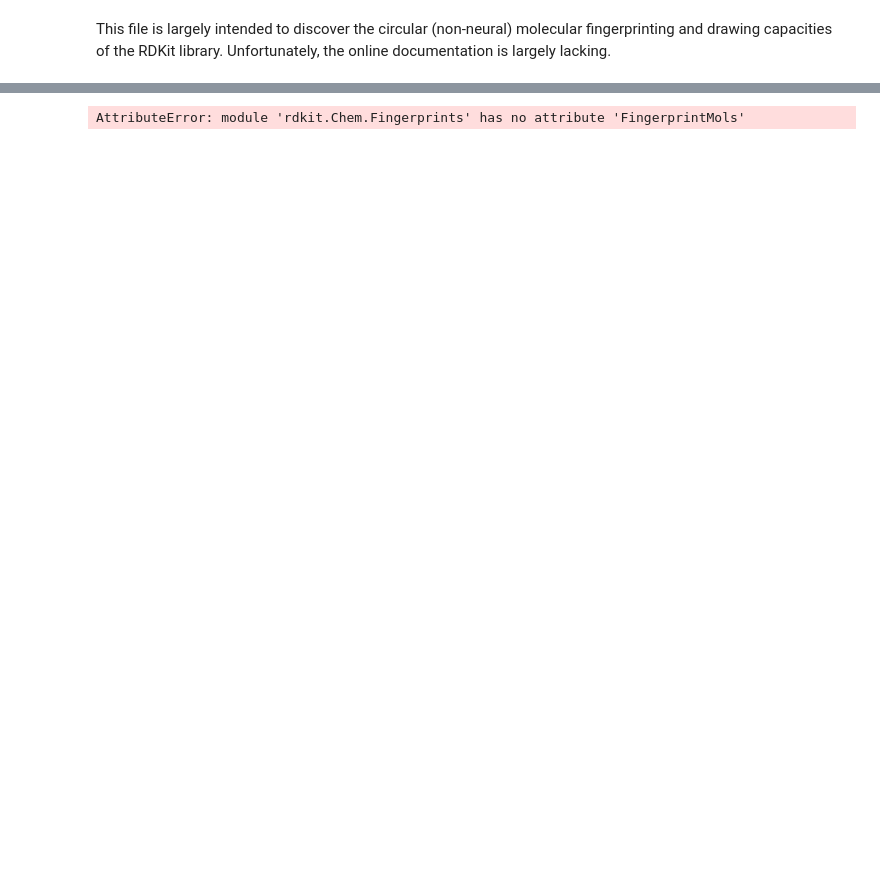
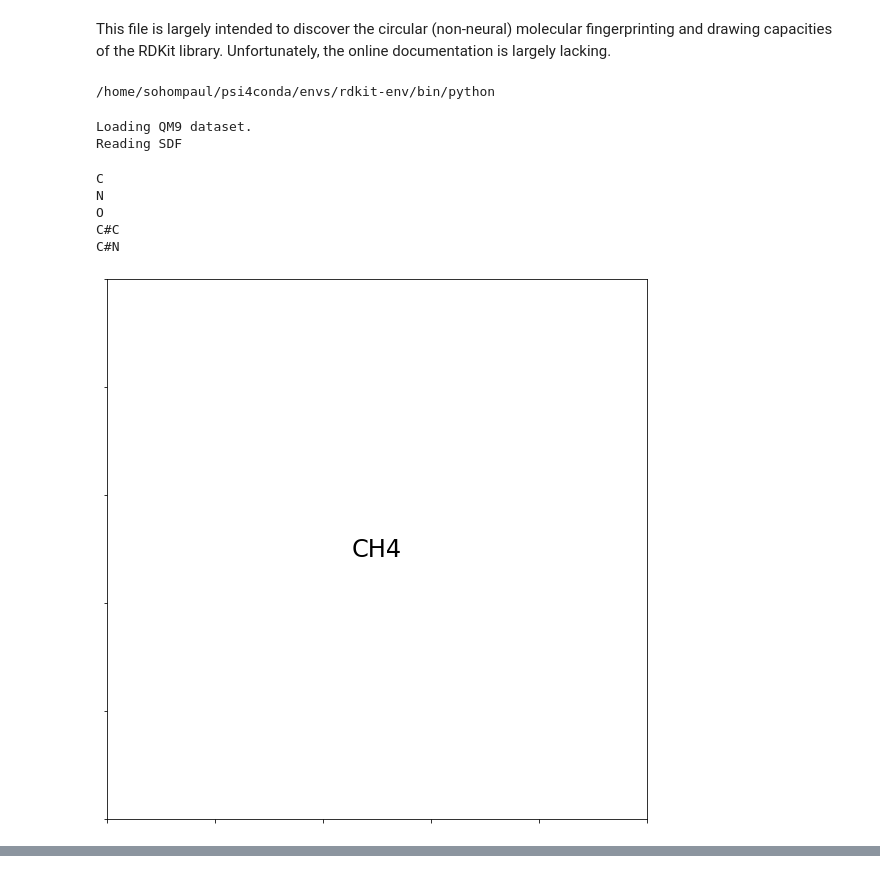
Before and after one commit to tjresearch/research-sohom_emily, a Jupyter notebook: fingerprinting/Fingerprints.ipynb, the cells around one changed output, grey strips where cells are left out. Saved outputs shown, nothing was run; the diff lists cells and outputs as text; code cells hidden in the pictures; blank space fills up the shorter version.

Commit message:
converted qm9 molecules to rdkit format

```diff
--- a/fingerprinting/Fingerprints.ipynb
+++ b/fingerprinting/Fingerprints.ipynb
@@ -5,0 +3,5 @@ from rdkit import Chem
+# %%
+import sys
+print(sys.executable)
+# %% [output]
+/home/sohompaul/psi4conda/envs/rdkit-env/bin/python
@@ -5,0 +31,26 @@ from rdkit import Chem
+# %%
+A, X, E, y = qm9.load_data(
+    return_type='numpy',
+    nf_keys='atomic_num',
+    ef_keys='type',
+    self_loops=True,
+    amount=None
+)
+# %% [output]
+Loading QM9 dataset.
+Reading SDF
+# %%
+count = 0
+for a, x, e in zip(A, X, E):
+    if count < 5:
+        mol = numpy_to_rdkit(a, x, e)
+        Draw.MolToMPL(mol)
+        print(Chem.MolToSmiles(mol))
+    count += 1
+# %% [output]
+C
+N
+O
+C#C
+C#N
+[figure, added]
@@ -6,6 +61,2 @@ from rdkit import Chem
 # %%
 mol = Chem.MolFromSmiles('C(=O)(N)N')
-# %%
-Chem.Fingerprints.FingerprintMols.FingerprintMol(mol)
-# %% [output]
-AttributeError: module 'rdkit.Chem.Fingerprints' has no attribute 'FingerprintMols'
```
Also changed, not shown: parts of 9 cells of this notebook.
